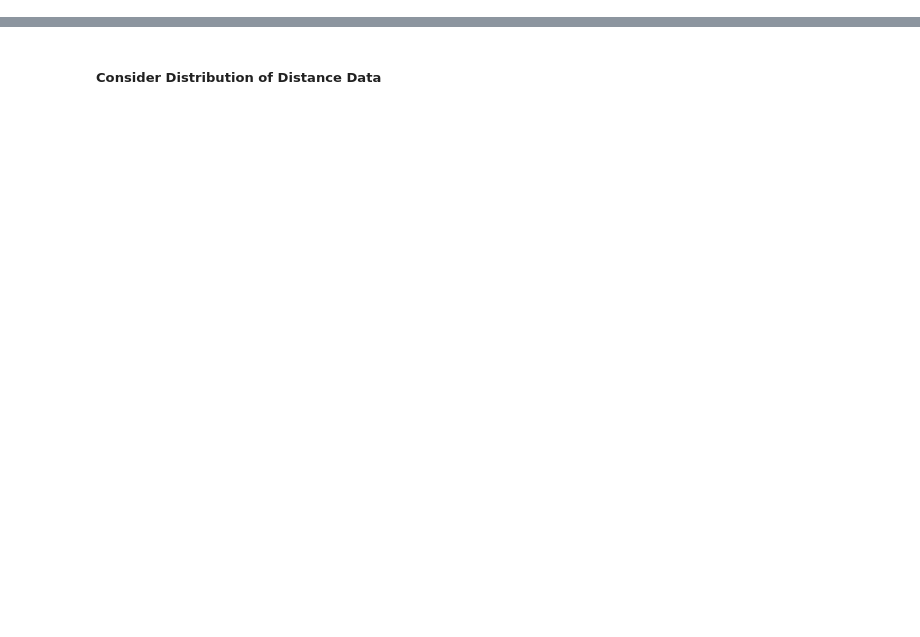
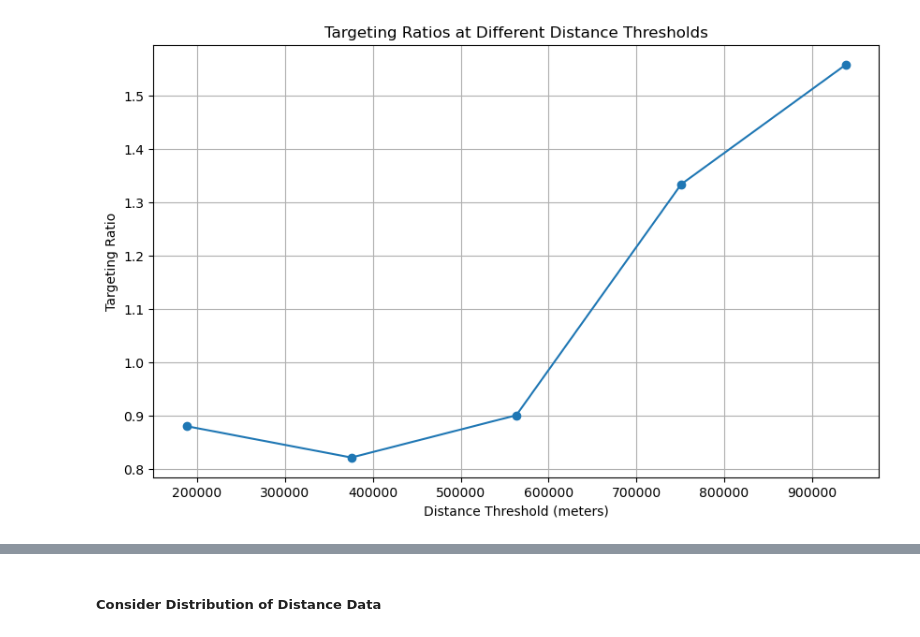
Before and after one commit to rellimylime/Africa_Irrigation, a Jupyter notebook: Code/1_analyze_data/4_Dams.ipynb, the cells around one changed output, grey strips where cells are left out. Drawn from its saved outputs; the diff is of its cells as text; code cells hidden in the pictures; blank space fills up the shorter version.

```diff
--- a/Code/1_analyze_data/4_Dams.ipynb
+++ b/Code/1_analyze_data/4_Dams.ipynb
@@ -158,0 +306,13 @@ for threshold in thresholds:
+# %%
+# Count the number of CPIS in each country
+cpis_count_by_country = gdf_cpis_joined['ISO3'].value_counts()
+
+# Ensure that both series contain the same countries
+common_iso3 = cpis_count_by_country.index.intersection(avg_distances_AEI_by_country.index)
+
+# Calculate the denominator
+denominator = sum(cpis_count_by_country[iso3] * avg_distances_AEI_by_country[iso3] for iso3 in common_iso3)
+
+# Compute the targeting ratio
+targeting_ratio = sum_distances_cpis / denominator
+print(f"Targeting Ratio: {targeting_ratio}")
@@ -158,0 +323,71 @@ for threshold in thresholds:
+# %%
+# Function to calculate distances to nearest target
+def calculate_distances(src_gdf, target_gdf):
+    src_centroids = np.array(list(src_gdf.geometry.centroid.apply(lambda geom: (geom.x, geom.y))))
+    target_points = np.array(list(target_gdf.geometry.apply(lambda geom: (geom.x, geom.y))))
+
+    if target_points.shape[0] == 0 or src_centroids.shape[0] == 0:
+        return np.array([])  # Return empty array if there are no points
+
+    tree = cKDTree(target_points)
+    dists, _ = tree.query(src_centroids, k=1)
+
+    return dists
+
+
+# Calculate distances for CPIS to nearest dam
+distances_cpis_to_dams = calculate_distances(gdf_cpis_joined, gdf_dams_joined)
+
+# Compute the maximum distance
+max_distance = np.max(distances_cpis_to_dams)
+
+# Define thresholds by splitting the maximum distance into 5 intervals
+thresholds = np.linspace(0, max_distance, 6)[1:]  # Create 5 thresholds
+
+# Calculate the targeting ratio for each threshold
+targeting_ratios = []
+
+for threshold in thresholds:
+    # Filter distances for CPIS to nearest dam
+    filtered_distances_cpis = distances_cpis_to_dams[distances_cpis_to_dams <= threshold]
+    sum_distances_cpis = np.sum(filtered_distances_cpis)
+
+    # Calculate average distances of AEI to nearest dam by country
+    def avg_distance_to_nearest(group):
+        distances = calculate_distances(group, gdf_dams_joined[gdf_dams_joined['ISO3'] == group['ISO3'].iloc[0]])
+        filtered_distances = distances[distances <= threshold]
+        if len(filtered_distances) > 0:
+            return np.mean(filtered_distances)
+        else:
+            return np.nan
+
+    # Exclude grouping columns
+    avg_distances_AEI_by_country = gdf_AEI_joined.groupby('ISO3', group_keys=False).apply(avg_distance_to_nearest)
+
+    # Filter out NaNs
+    avg_distances_AEI_by_country = avg_distances_AEI_by_country.dropna()
+
+    # Count the number of CPIS in each country
+    cpis_count_by_country = gdf_cpis_joined['ISO3'].value_counts()
+
+    # Ensure that both series contain the same countries
+    common_iso3 = cpis_count_by_country.index.intersection(avg_distances_AEI_by_country.index)
+
+    # Calculate the denominator
+    denominator = sum(cpis_count_by_country[iso3] * avg_distances_AEI_by_country[iso3] for iso3 in common_iso3)
+
+    # Compute the targeting ratio
+    targeting_ratio = sum_distances_cpis / denominator if denominator != 0 else np.nan
+    targeting_ratios.append(targeting_ratio)
+
+
+# Plot targeting ratios at different thresholds
+plt.figure(figsize=(10, 6))
+plt.plot(thresholds, targeting_ratios, marker='o', linestyle='-')
+plt.title('Targeting Ratios at Different Distance Thresholds')
+plt.xlabel('Distance Threshold (meters)')
+plt.ylabel('Targeting Ratio')
+plt.grid(True)
+plt.show()
+# %% [output]
+[figure, added]
```
Also changed, not shown: parts of 30 cells of this notebook, 3 other files.
